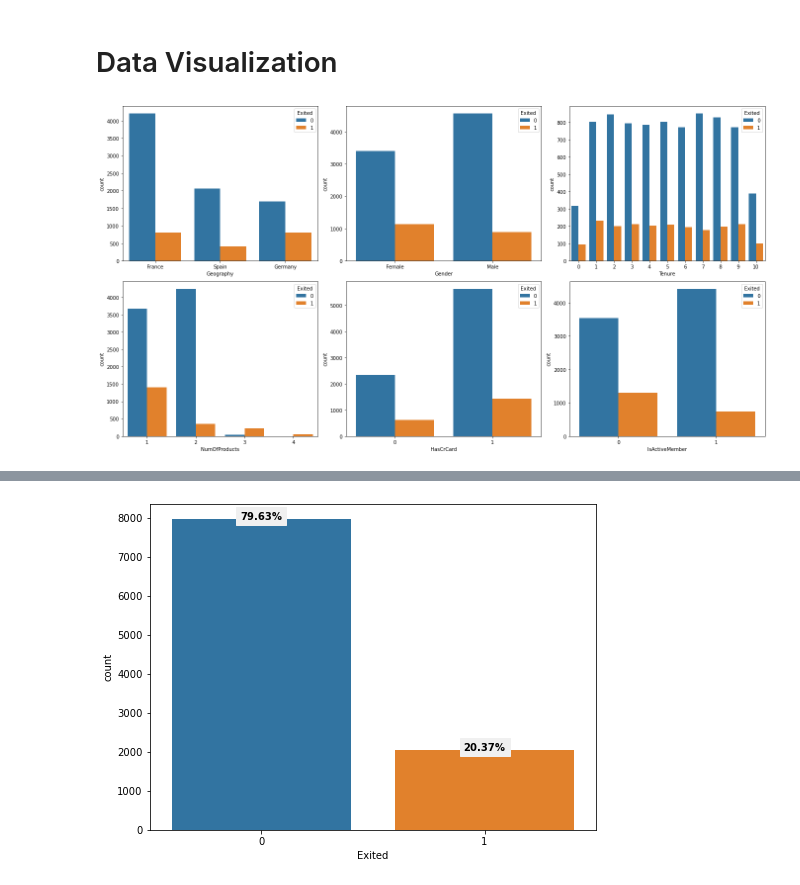
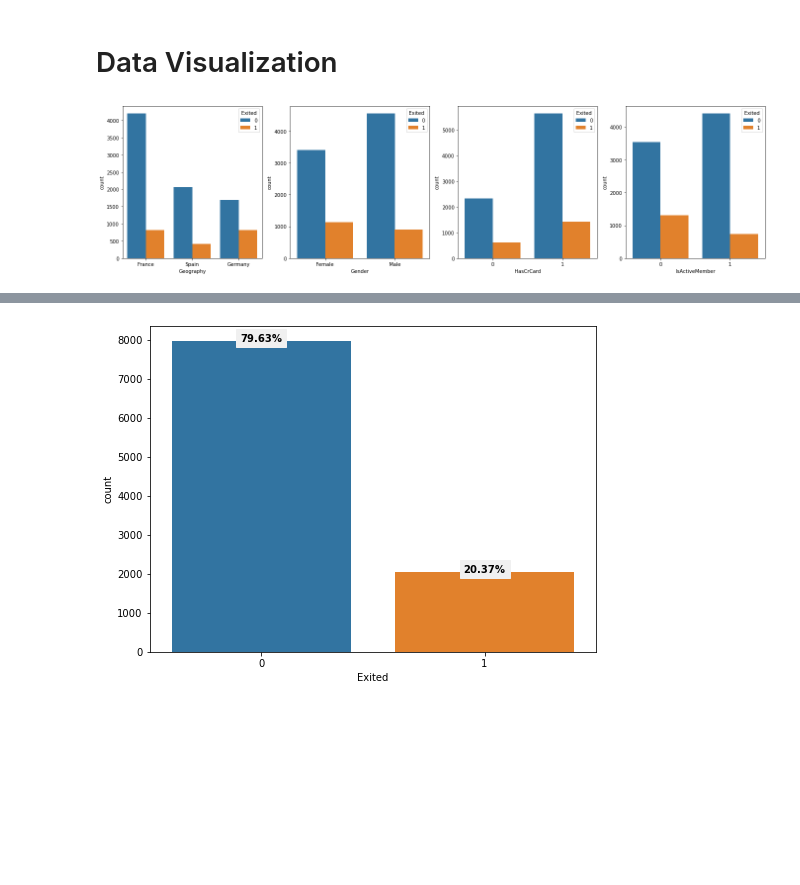
Before and after one commit to chakraskun/churn-modelling, a Jupyter notebook: eda_and_datviz.ipynb, the cells around one changed output, grey strips where cells are left out. Cells and saved outputs as stored; diff of their text form; code cells hidden in the pictures; blank space fills up the shorter version.

```diff
--- a/eda_and_datviz.ipynb
+++ b/eda_and_datviz.ipynb
@@ -65,14 +65,14 @@ numerical = [
   'CreditScore',
   'Age',
   'Balance',
-  'EstimatedSalary'
+  'EstimatedSalary',
+  'Tenure',
+  'NumOfProducts',
 ]
 categorical = [
   'Surname',
   'Geography',
   'Gender',
-  'Tenure',
-  'NumOfProducts',
   'HasCrCard',
   'IsActiveMember',
 ]
@@ -155,7 +160,7 @@ for i in range(0, len(numerical)):
 # %%
-plt.figure(figsize=(17, 4))
+plt.figure(figsize=(17, 9))
 for i in range(0, len(numerical)):
-    plt.subplot(1, len(numerical), i+1)
+    plt.subplot(2, 3, i+1)
     sns.kdeplot(x=df[numerical[i]])
     plt.tight_layout()
 # %% [output]
@@ -164,7 +169,7 @@ for i in range(0, len(numerical)):
 categorical_int = df[categorical].select_dtypes(include=np.number).columns
 plt.figure(figsize=(12, 5))
 for i in range(0, len(categorical_int)):
-    plt.subplot(2, len(categorical_int)/2, i+1)
+    plt.subplot(1, 2, i+1)
     sns.countplot(x=df[categorical_int[i]])
     plt.xlabel(categorical_int[i])
     plt.tight_layout()
@@ -173,9 +178,8 @@ for i in range(0, len(categorical_int)):
 # %%
 categorical_obj = df[categorical].select_dtypes(include=object).columns
-df_sample = df.sample(2000, random_state=123)
 plt.figure(figsize=(12, 5))
 for i in range(0, len(categorical_obj)):
-    plt.subplot(2, 2, i+1)
-    sns.countplot(x=df_sample[categorical_obj[i]])
+    plt.subplot(1, 2, i+1)
+    sns.countplot(x=df[categorical_obj[i]])
     plt.tight_layout()
 # %% [output]
@@ -222,12 +227,12 @@ Dari pair plot di atas, kita juga dapat melihat:
 # %% [markdown]
 # Data Visualization
 # %%
-plt.figure(figsize=(19, 10))
+plt.figure(figsize=(19, 5))
 for i in range(0, len(categorical)):
-    plt.subplot(2, len(categorical)/2, i+1)
+    plt.subplot(1, 4, i+1)
     sns.countplot(x=df[categorical[i]], hue=df['Exited'])
     plt.xlabel(categorical[i])
     plt.tight_layout()
 # %% [output]
-[figure, old version]
+[figure, new version]
 # %%
```
Also changed, not shown: parts of 15 cells of this notebook, 1 other file.
